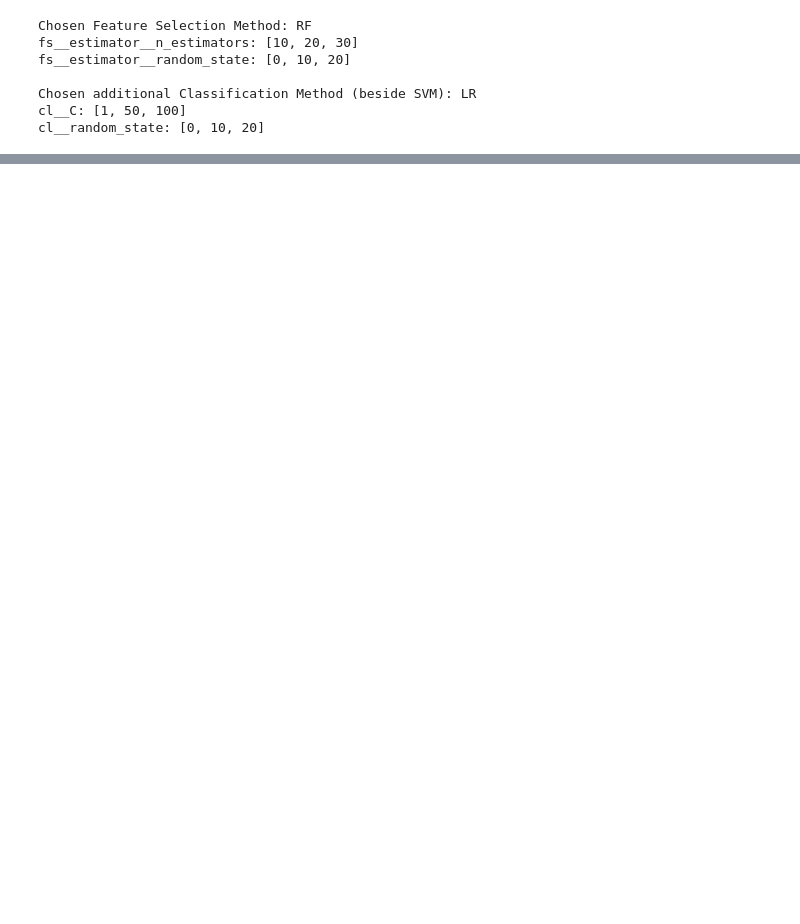
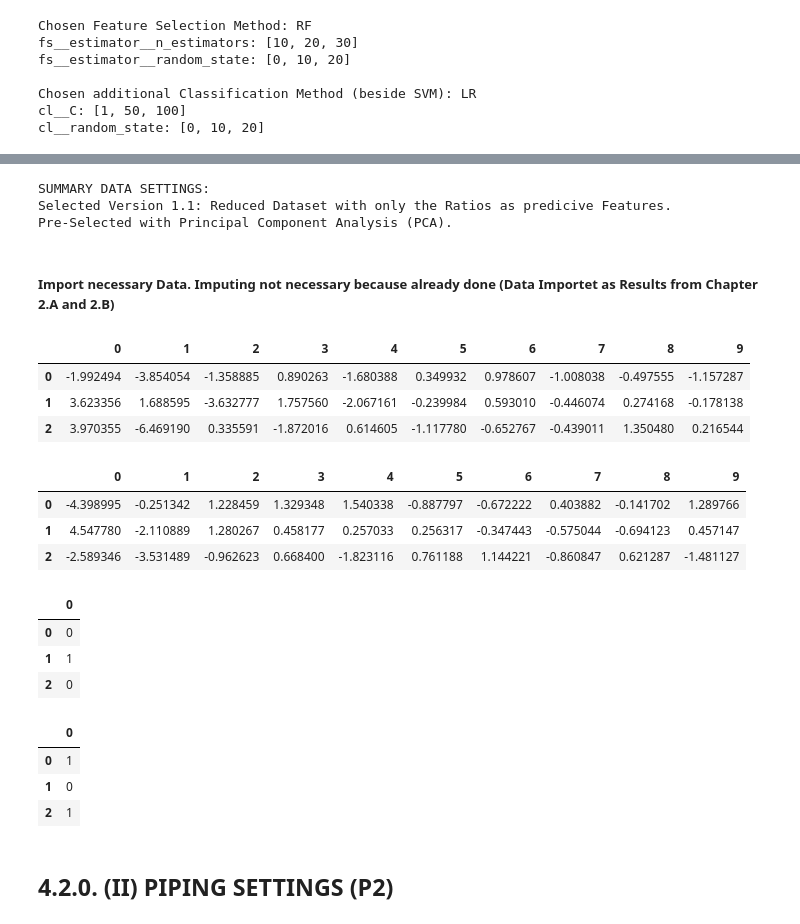
Before and after one commit to mathiasluethi/Machine_Learning_in_Finance_Group_Project, a Jupyter notebook: 0400B_all_pipes.ipynb, the cells around one changed output, grey strips where cells are left out. Cells and saved outputs as stored; diff of their text form; code cells hidden in the pictures; blank space fills up the shorter version.

```diff
--- a/0400B_all_pipes.ipynb
+++ b/0400B_all_pipes.ipynb
@@ -253,8 +253,8 @@ param_grid1 = [{'scaler': [StandardScaler()],
                'cl__C': [10, 100]},
                {'scaler': [StandardScaler()],
                 'fs': [feat_sel_function],
-                cl_attr1: cl_attr1_par,
-                cl_attr2: cl_attr2_par,
+                fs_attr1: fs_attr1_par,
+                fs_attr2: fs_attr2_par,
                 'cl': [classifier_function],
                 cl_attr1: cl_attr1_par,
                 cl_attr2: cl_attr2_par}]
@@ -313,0 +310,11 @@ print('Best parameters: {}'.format(grid.best_params_))
+# %%
+### Chose which dataset version you want the selection of features and the prediction to be based on
+VERSION = 1.1
+"""
+INSERT NUMBER 1 or 2
+"""
+
+# Defining sel_state variable for easier printing out
+if VERSION == 1.1: sel_version = 'Reduced Dataset with only the Ratios as predicive Features.'
+elif VERSION == 2.1: sel_version = 'Reduced Dataset with Ratios + Seasonality + other Market Data as predictive Features.'
+else: raise ValueError('VERSION must be either 1.1 or 2.1')
@@ -313,0 +350,59 @@ print('Best parameters: {}'.format(grid.best_params_))
+# %%
+# print status
+briefing_data='SUMMARY DATA SETTINGS:'+'\n'+'Selected Version ' + str(VERSION) + ': ' + str(sel_version)+'\n'+'Pre-Selected with '+str(sel_feat)+'.'+'\n'
+print(briefing_data)
+# %% [output]
+SUMMARY DATA SETTINGS:
+Selected Version 1.1: Reduced Dataset with only the Ratios as predicive Features.
+Pre-Selected with Principal Component Analysis (PCA).
+# %% [markdown]
+##### Import necessary Data. Imputing not necessary because already done (Data Importet as Results from Chapter 2.A and 2.B)
+# %%
+# Import Data
+if VERSION == 1.1:
+    if SELECTION == 'RF':
+        X_train = pd.read_csv('Data/generated_splits/features_selected_randomforest/X1_train_f.csv', sep=',', header=0)
+        y_train = pd.read_csv('Data/generated_splits/features_selected_randomforest/y1_train_f.csv', sep=',', header=0)
+        X_test = pd.read_csv('Data/generated_splits/features_selected_randomforest/X1_test_f.csv', sep=',', header=0)
+        y_test = pd.read_csv('Data/generated_splits/features_selected_randomforest/y1_test_f.csv', sep=',', header=0)
+    if SELECTION == 'PCA':
+        X_train = pd.read_csv('Data/generated_splits/features_selected_pca/X1_train_p.csv', sep=',', header=0)
+        y_train = pd.read_csv('Data/generated_splits/features_selected_pca/y1_train_p.csv', sep=',', header=0)
+        X_test = pd.read_csv('Data/generated_splits/features_selected_pca/X1_test_p.csv', sep=',', header=0)
+        y_test = pd.read_csv('Data/generated_splits/features_selected_pca/y1_test_p.csv', sep=',', header=0)
+elif VERSION == 2.1:
+    if SELECTION == 'RF':
+        X_train = pd.read_csv('Data/generated_splits/features_selected_randomforest/X2_train_f.csv', sep=',', header=0)
+        y_train = pd.read_csv('Data/generated_splits/features_selected_randomforest/y2_train_f.csv', sep=',', header=0)
+        X_test = pd.read_csv('Data/generated_splits/features_selected_randomforest/X2_test_f.csv', sep=',', header=0)
+        y_test = pd.read_csv('Data/generated_splits/features_selected_randomforest/y2_test_f.csv', sep=',', header=0)
+    if SELECTION == 'PCA':
+        X_train = pd.read_csv('Data/generated_splits/features_selected_pca/X2_train_p.csv', sep=',', header=0)
+        y_train = pd.read_csv('Data/generated_splits/features_selected_pca/y2_train_p.csv', sep=',', header=0)
+        X_test = pd.read_csv('Data/generated_splits/features_selected_pca/X2_test_p.csv', sep=',', header=0)
+        y_test = pd.read_csv('Data/generated_splits/features_selected_pca/y2_test_p.csv', sep=',', header=0)
+else: raise ValueError('VERSION value must be either 1.1 or 2.1, SELECTION must be either "RF" or "PCA".')
+# %%
+display(X_train.head(3))
+display(X_test.head(3))
+display(y_train.head(3))
+display(y_test.head(3))
+# %% [output]
+|  | 0 | 1 | 2 | 3 | 4 | 5 | 6 | 7 | 8 | 9 |
+| 0 | -1.992494 | -3.854054 | -1.358885 | 0.890263 | -1.680388 | 0.349932 | 0.978607 | -1.008038 | -0.497555 | -1.157287 |
+| 1 | 3.623356 | 1.688595 | -3.632777 | 1.757560 | -2.067161 | -0.239984 | 0.593010 | -0.446074 | 0.274168 | -0.178138 |
+| 2 | 3.970355 | -6.469190 | 0.335591 | -1.872016 | 0.614605 | -1.117780 | -0.652767 | -0.439011 | 1.350480 | 0.216544 |
+|  | 0 | 1 | 2 | 3 | 4 | 5 | 6 | 7 | 8 | 9 |
+| 0 | -4.398995 | -0.251342 | 1.228459 | 1.329348 | 1.540338 | -0.887797 | -0.672222 | 0.403882 | -0.141702 | 1.289766 |
+| 1 | 4.547780 | -2.110889 | 1.280267 | 0.458177 | 0.257033 | 0.256317 | -0.347443 | -0.575044 | -0.694123 | 0.457147 |
+| 2 | -2.589346 | -3.531489 | -0.962623 | 0.668400 | -1.823116 | 0.761188 | 1.144221 | -0.860847 | 0.621287 | -1.481127 |
+|  | 0 |
+| 0 | 0 |
+| 1 | 1 |
+| 2 | 0 |
+|  | 0 |
+| 0 | 1 |
+| 1 | 0 |
+| 2 | 1 |
+# %% [markdown]
+## 4.2.0. (II) PIPING SETTINGS (P2)
```
Also changed, not shown: parts of 25 cells of this notebook, 1 other file.
